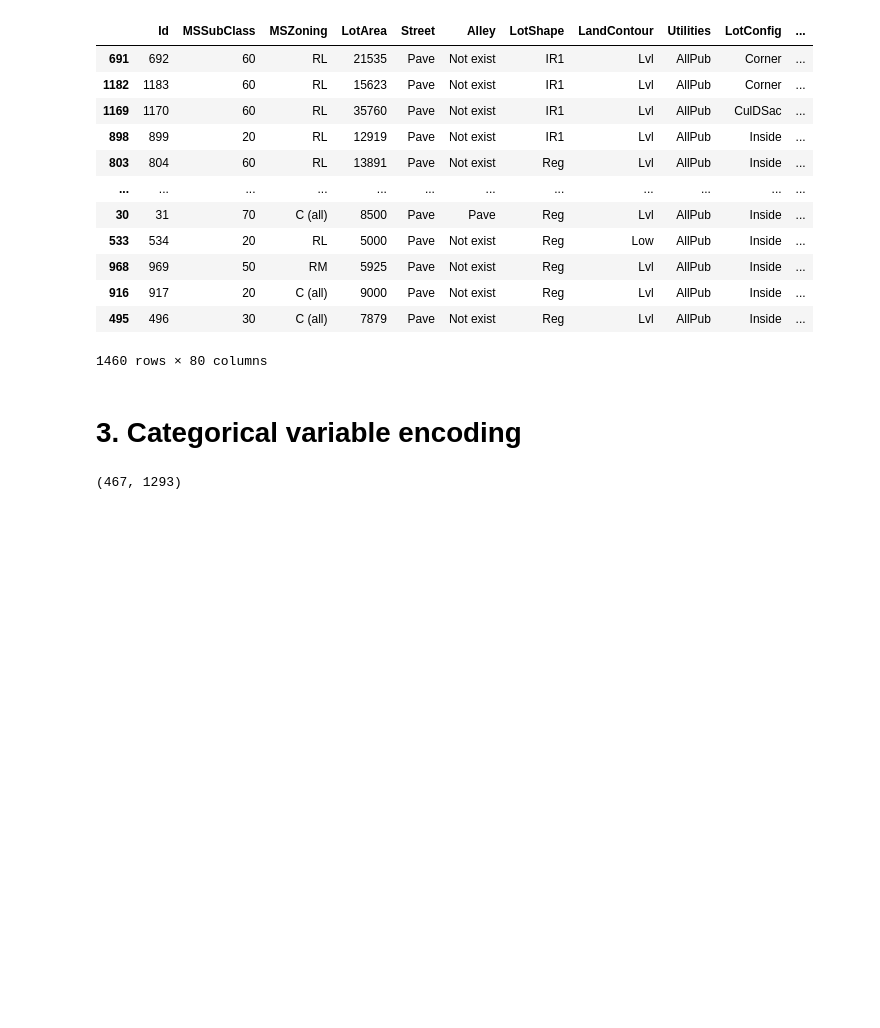
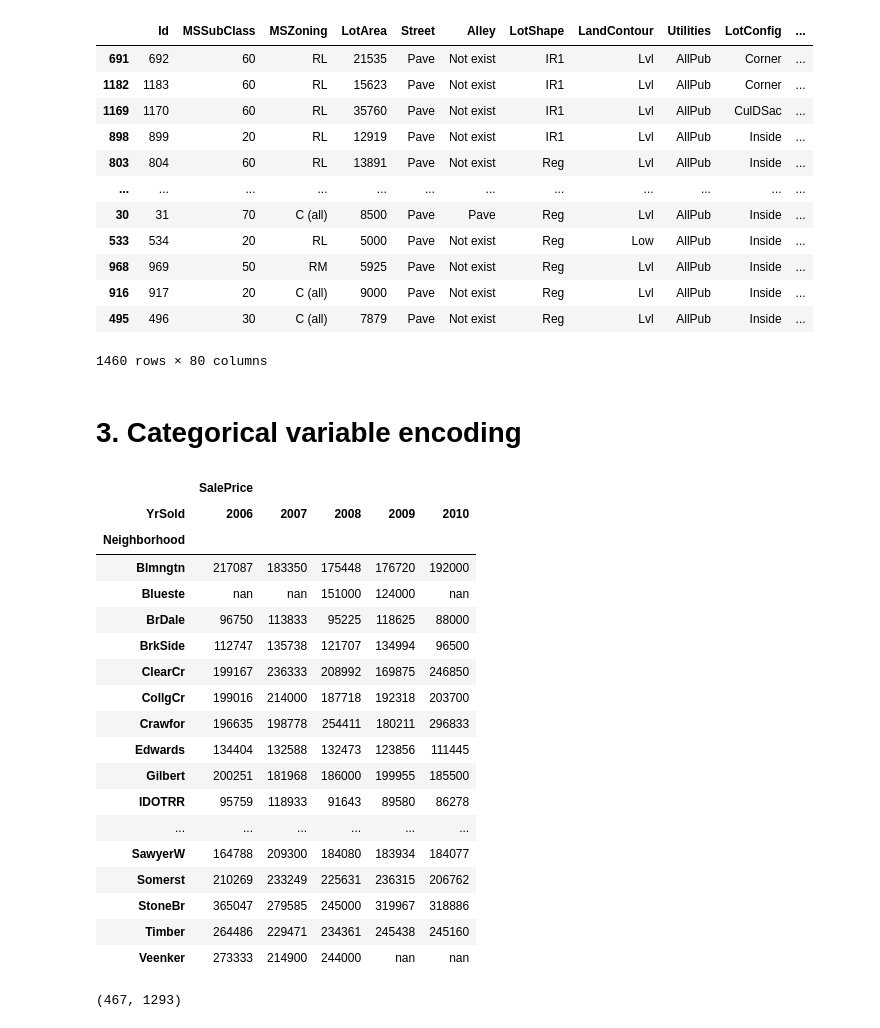
Before and after one commit to dehuihou/ames_house_price, a Jupyter notebook: sta208_final_project.ipynb, the cells around one changed output. Cells and saved outputs as stored; diff of their text form; code cells hidden in the pictures; blank space fills up the shorter version.

```diff
--- a/sta208_final_project.ipynb
+++ b/sta208_final_project.ipynb
@@ -298,5 +298,32 @@ df.sort_values(by='SalePrice', ascending=False)
 1460 rows × 80 columns
 # %% [markdown]
 # 3. Categorical variable encoding
+# %%
+(
+    df.groupby(['YrSold', 'Neighborhood'])
+    .agg({'SalePrice': np.mean})
+    .reset_index()
+    .pivot(index='Neighborhood', columns='YrSold')
+).style.format('{:.0f}')
+# %% [output]
+|  | SalePrice |  |  |  |  |
+| YrSold | 2006 | 2007 | 2008 | 2009 | 2010 |
+| Neighborhood |  |  |  |  |  |
+| Blmngtn | 217087 | 183350 | 175448 | 176720 | 192000 |
+| Blueste | nan | nan | 151000 | 124000 | nan |
+| BrDale | 96750 | 113833 | 95225 | 118625 | 88000 |
+| BrkSide | 112747 | 135738 | 121707 | 134994 | 96500 |
+| ClearCr | 199167 | 236333 | 208992 | 169875 | 246850 |
+| CollgCr | 199016 | 214000 | 187718 | 192318 | 203700 |
+| Crawfor | 196635 | 198778 | 254411 | 180211 | 296833 |
+| Edwards | 134404 | 132588 | 132473 | 123856 | 111445 |
+| Gilbert | 200251 | 181968 | 186000 | 199955 | 185500 |
+| IDOTRR | 95759 | 118933 | 91643 | 89580 | 86278 |
+| ... | ... | ... | ... | ... | ... |
+| SawyerW | 164788 | 209300 | 184080 | 183934 | 184077 |
+| Somerst | 210269 | 233249 | 225631 | 236315 | 206762 |
+| StoneBr | 365047 | 279585 | 245000 | 319967 | 318886 |
+| Timber | 264486 | 229471 | 234361 | 245438 | 245160 |
+| Veenker | 273333 | 214900 | 244000 | nan | nan |
 # %%
 num_to_categorical_feats = ['MSSubClass', 'OverallQual', 'OverallCond', 'YrSold']
```
Also changed, not shown: parts of 14 cells of this notebook, 1 other file.
